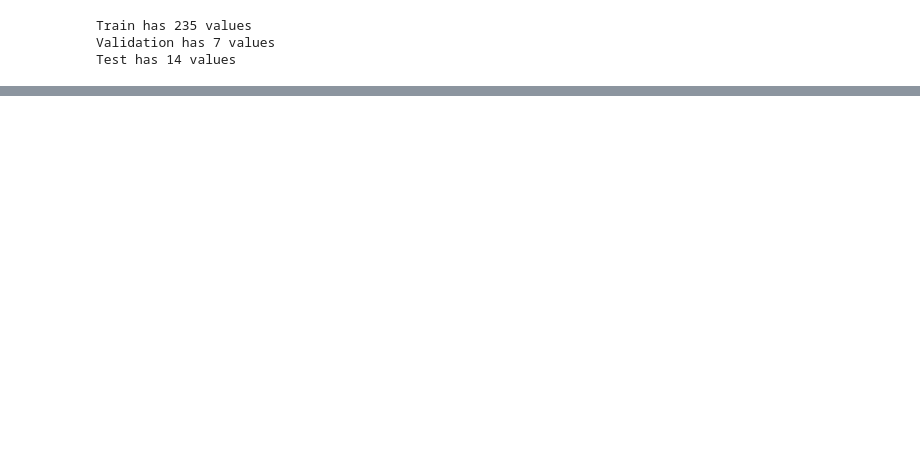
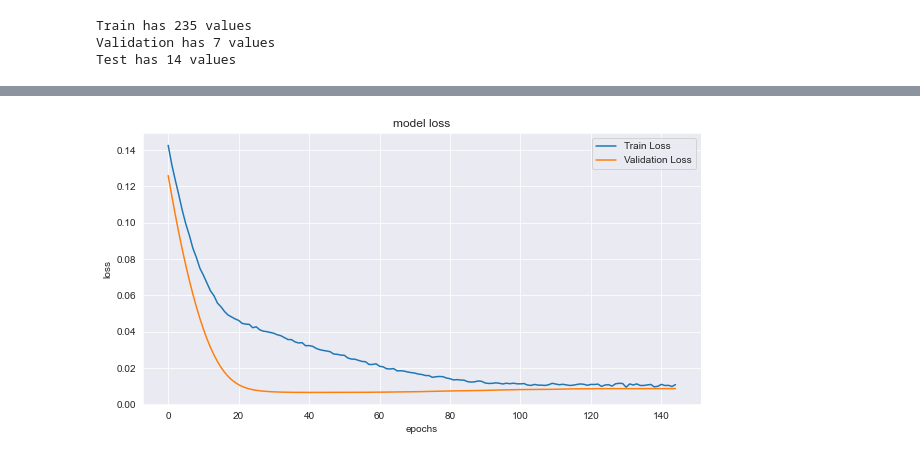
Before and after one commit to bmauss/COVID_Forecast, a Jupyter notebook: Georgia.ipynb, the cells around one changed output, grey strips where cells are left out. Saved outputs shown, nothing was run; the diff lists cells and outputs as text; code cells hidden in the pictures; blank space fills up the shorter version.

```diff
--- a/Georgia.ipynb
+++ b/Georgia.ipynb
@@ -292,0 +341,4 @@ plt.show();
+# %%
+plot_loss(history)
+# %% [output]
+[figure, added]
```
Also changed, not shown: parts of 31 cells of this notebook, 5 other files.
